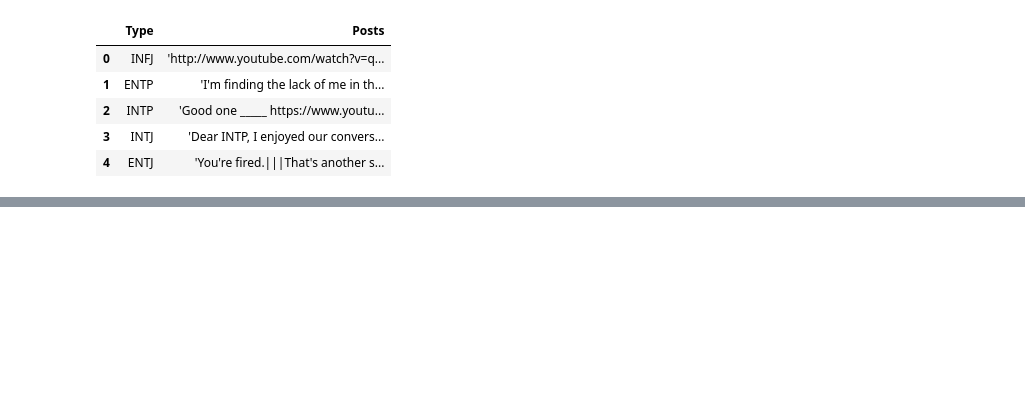
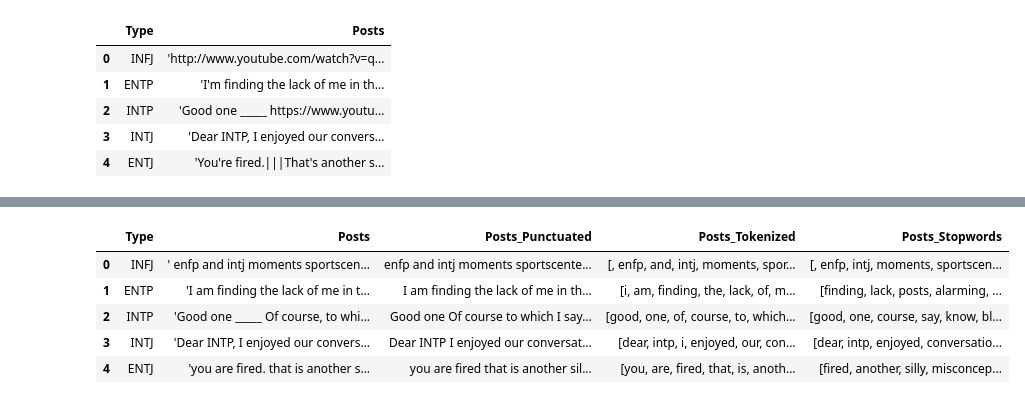
Before and after one commit to shshakib/Twitter-Personality-Prediction, a Jupyter notebook: MBTI.ipynb, the cells around one changed output, grey strips where cells are left out. Cells and saved outputs as stored; diff of their text form; code cells hidden in the pictures; blank space fills up the shorter version.

```diff
--- a/MBTI.ipynb
+++ b/MBTI.ipynb
@@ -76,0 +77,19 @@ mbti_Dataset.head()
+# %%
+import nltk
+
+stopwords = nltk.corpus.stopwords.words('english')
+
+def remove_Stopwords(text):
+    text_stopwords = [word for word in text if word not in stopwords]
+    return(text_stopwords)
+
+mbti_Dataset['Posts_Stopwords'] = mbti_Dataset['Posts_Tokenized'].apply(lambda x: remove_Stopwords(x))
+
+mbti_Dataset.head()
+# %% [output]
+|  | Type | Posts | Posts_Punctuated | Posts_Tokenized | Posts_Stopwords |
+| 0 | INFJ | ' enfp and intj moments sportscen... | enfp and intj moments sportscente... | [, enfp, and, intj, moments, spor... | [, enfp, intj, moments, sportscen... |
+| 1 | ENTP | 'I am finding the lack of me in t... | I am finding the lack of me in th... | [i, am, finding, the, lack, of, m... | [finding, lack, posts, alarming, ... |
+| 2 | INTP | 'Good one _____ Of course, to whi... | Good one Of course to which I say... | [good, one, of, course, to, which... | [good, one, course, say, know, bl... |
+| 3 | INTJ | 'Dear INTP, I enjoyed our convers... | Dear INTP I enjoyed our conversat... | [dear, intp, i, enjoyed, our, con... | [dear, intp, enjoyed, conversatio... |
+| 4 | ENTJ | 'you are fired. that is another s... | you are fired that is another sil... | [you, are, fired, that, is, anoth... | [fired, another, silly, misconcep... |
```
Also changed, not shown: parts of 3 cells of this notebook.
